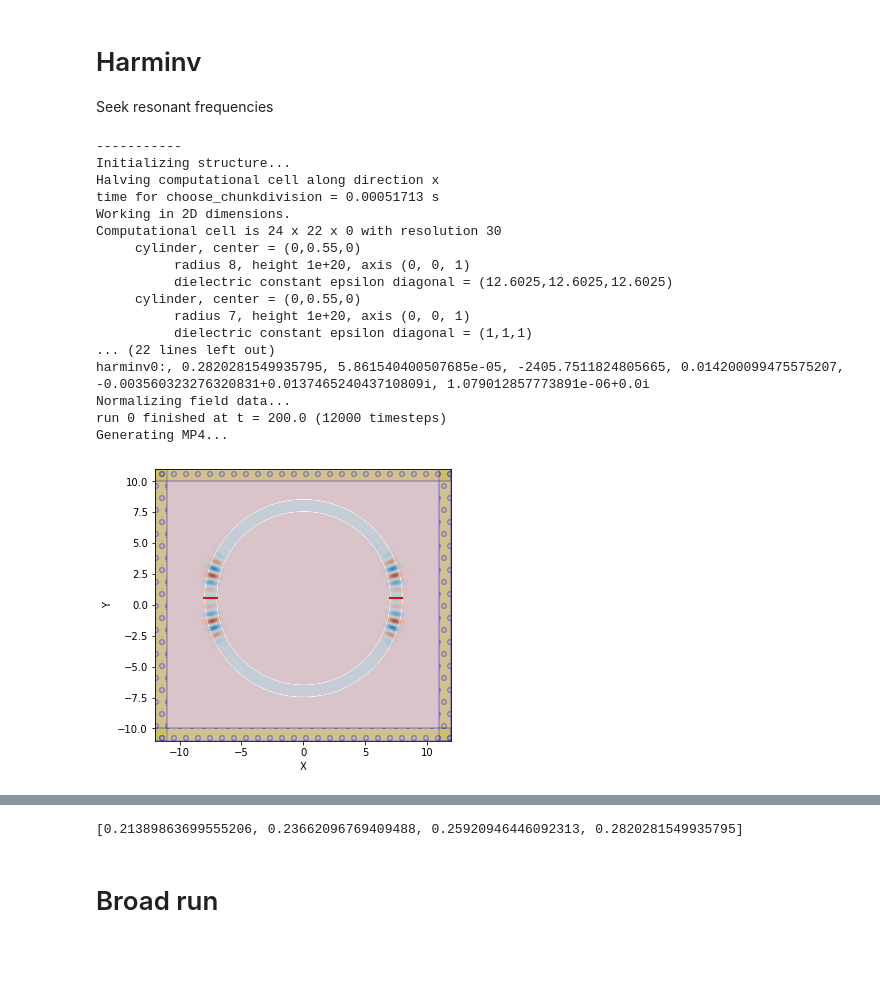
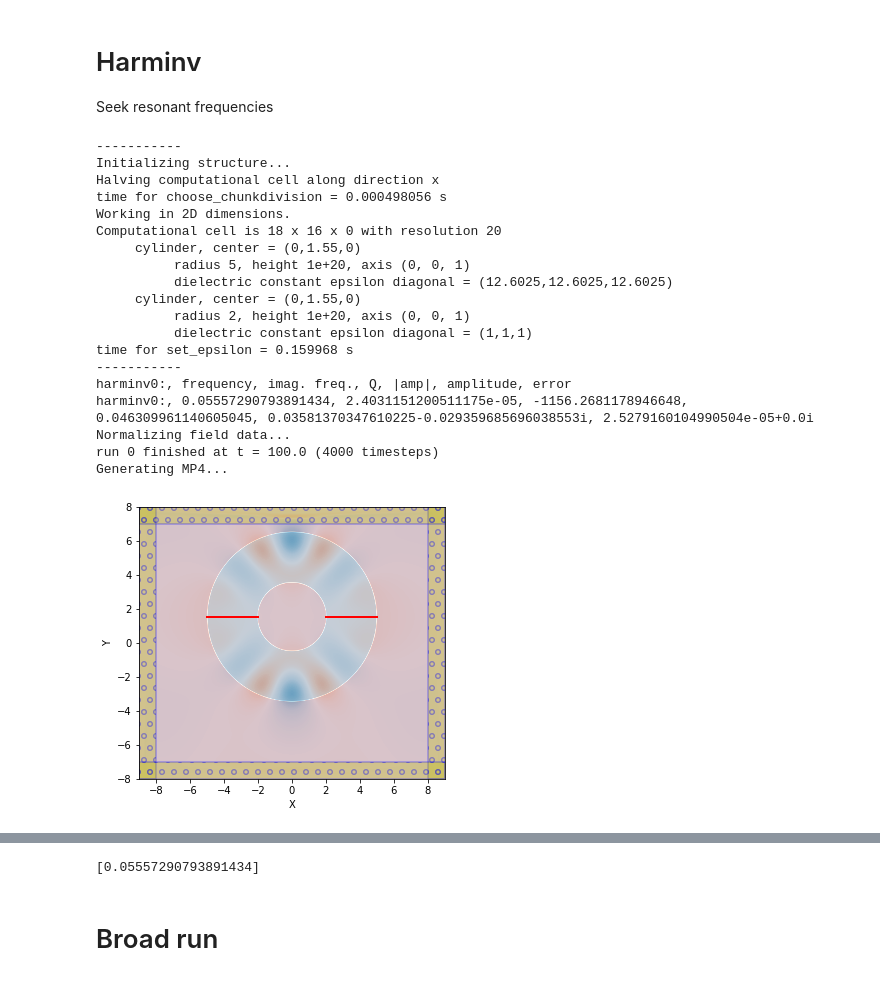
Before and after one commit to leonardocattarin/LabAdvPhotonicsMeep, a Jupyter notebook: Microring_Resonator/Test_Ring_Resonator.ipynb, the cells around one changed output, grey strips where cells are left out. Drawn from its saved outputs; the diff is of its cells as text; code cells hidden in the pictures; blank space fills up the shorter version.

Commit message:
Reverted to previous parameters (low freq)

```diff
--- a/Microring_Resonator/Test_Ring_Resonator.ipynb
+++ b/Microring_Resonator/Test_Ring_Resonator.ipynb
@@ -32,7 +32,7 @@ print("1 meep Frequency unit is", freq_unit*1e-12, "THz")
 S = 0.5
 
 #resolution is number of pixels per meep unit
-resolution = 30
+resolution = 20
 
 #resolutions in meep units
 space_res = 1/resolution
@@ -48,5 +48,5 @@ print("Time resolution [fs]: ", time_res*t_unit*1e+15)
 
 time_freq = 1/time_res
 print("Time sampling frequency [meep]: ", time_freq)
-print("Nyqvist frequency frequency [meep]: ", time_freq/2)
+print("Nyqvist frequency [meep]: ", time_freq/2)
 # %% [output]
@@ -64,8 +64,8 @@ Cell
 #define cell size and resolution
 #Cell size is in meep units
 #center is in (0,0), ranges in x=(-sx/2,sx/2), y=(-sy/2,sy/2)
-sx = 24
-sy = 22
+sx = 18
+sy = 16
 
 cell = mp.Vector3(sx, sy)
 
@@ -88,9 +88,9 @@ n_ring = n_wvg
 d = 0.1
 
 #Width properties
-wvg_width = 1
+wvg_width = 3
 
-ring_r = 7
+ring_r = 2
 ring_w = wvg_width
 
 #Position properties
@@ -114,8 +114,8 @@ source_y = wvg_y
 source_width = wvg_width
 
 #note: df is not really the frequency sigma
-f_central = 0.25
-df = 0.1
+f_central = 0.06
+df = 0.05
 
 print("#Source pulse frequency: fcent= ", f_central*freq_unit*1e-12, " THz, df= ",df*freq_unit*1e-12, " THz" )
 print("#Source vacuum wavelength: lambda = ",  c/(f_central*freq_unit)*1e+6, "um, dlambda = ",c/(df*freq_unit)*1e+6,"um")
@@ -190,44 +190,46 @@ pml_layers = [mp.PML(pml_thickness)]
 sim = mp.Simulation(cell_size=cell,
                     boundary_layers=pml_layers,
                     sources=sources,
                     geometry=geometry,
                     resolution=resolution,
                     symmetries=[mp.Mirror(mp.X)])
 
 animate = mp.Animate2D(sim,
                        fields=mp.Ez,
                        normalize=True,
                        realtime=False,
                        eps_parameters={'alpha':1, 'cmap':'RdBu', 'interpolation':'spline36'},
                        field_parameters={'alpha':0.8, 'cmap':'RdBu', 'interpolation':'spline36'},
                        boundary_parameters={'hatch':'o', 'linewidth':1.5, 'facecolor':'y', 'edgecolor':'b', 'alpha':0.3})
 
 har = mp.Harminv(mp.Ez, har_pt, f_mon_central, df_mon)
 
 #Simulate
 mp.verbosity(1)
-sim.run(mp.after_sources(har), mp.at_every(1, animate), until=200)
+sim.run(mp.after_sources(har), mp.at_every(1, animate), until=100)
 
 animate.to_mp4(10, "Ez_Harminv.mp4")
 # %% [output]
 -----------
 Initializing structure...
 Halving computational cell along direction x
-time for choose_chunkdivision = 0.00051713 s
+time for choose_chunkdivision = 0.000498056 s
 Working in 2D dimensions.
-Computational cell is 24 x 22 x 0 with resolution 30
-     cylinder, center = (0,0.55,0)
-          radius 8, height 1e+20, axis (0, 0, 1)
+Computational cell is 18 x 16 x 0 with resolution 20
+     cylinder, center = (0,1.55,0)
+          radius 5, height 1e+20, axis (0, 0, 1)
           dielectric constant epsilon diagonal = (12.6025,12.6025,12.6025)
-     cylinder, center = (0,0.55,0)
-          radius 7, height 1e+20, axis (0, 0, 1)
+     cylinder, center = (0,1.55,0)
+          radius 2, height 1e+20, axis (0, 0, 1)
           dielectric constant epsilon diagonal = (1,1,1)
-... (22 lines left out)
-harminv0:, 0.2820281549935795, 5.861540400507685e-05, -2405.7511824805665, 0.014200099475575207, -0.003560323276320831+0.013746524043710809i, 1.079012857773891e-06+0.0i
+time for set_epsilon = 0.159968 s
+-----------
+harminv0:, frequency, imag. freq., Q, |amp|, amplitude, error
+harminv0:, 0.05557290793891434, 2.4031151200511175e-05, -1156.2681178946648, 0.046309961140605045, 0.03581370347610225-0.029359685696038553i, 2.5279160104990504e-05+0.0i
 Normalizing field data...
-run 0 finished at t = 200.0 (12000 timesteps)
+run 0 finished at t = 100.0 (4000 timesteps)
 Generating MP4...
-[figure, old version]
+[figure, new version]
 # %%
 Video("Ez_Harminv.mp4")
 # %% [output]
@@ -236,7 +238,7 @@ Video("Ez_Harminv.mp4")
 har_freq = [m.freq for m in har.modes]
 print(har_freq)
 # %% [output]
-[0.21389863699555206, 0.23662096769409488, 0.25920946446092313, 0.2820281549935795]
+[0.05557290793891434]
 # %% [markdown]
 # Broad run
 # %%
```
Also changed, not shown: parts of 23 cells of this notebook, 2 other files.
